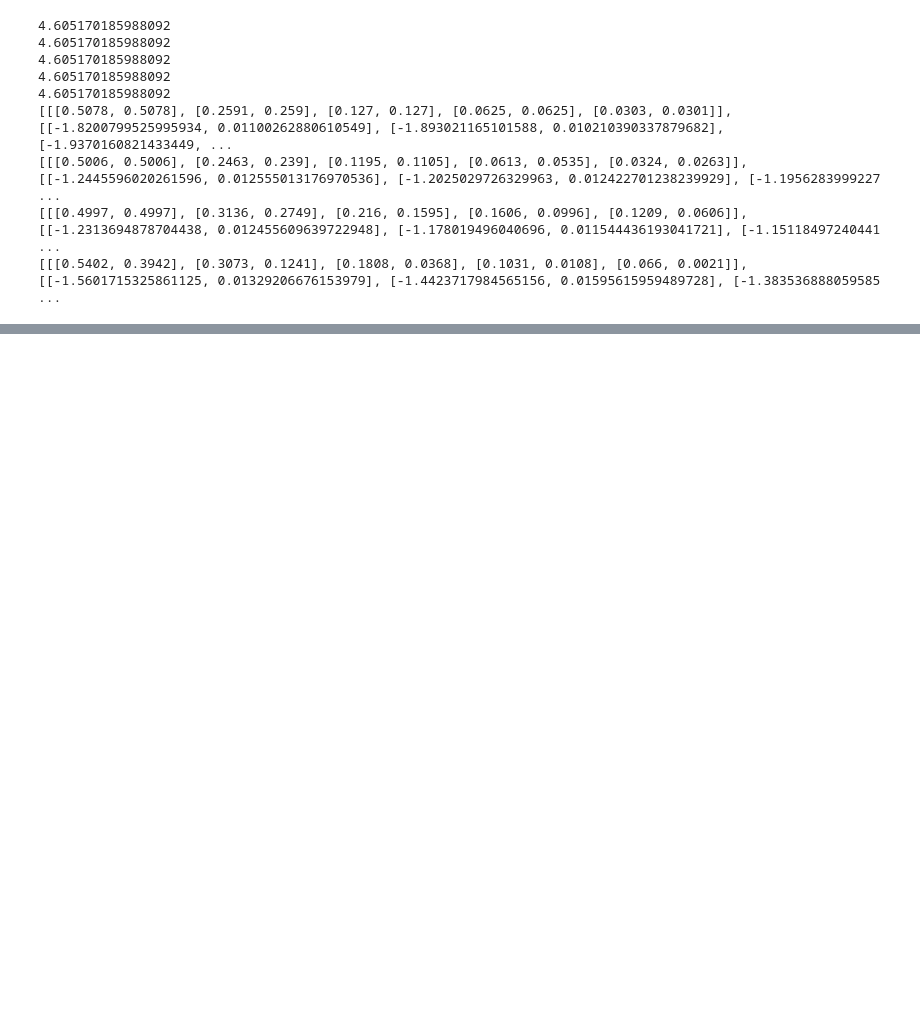
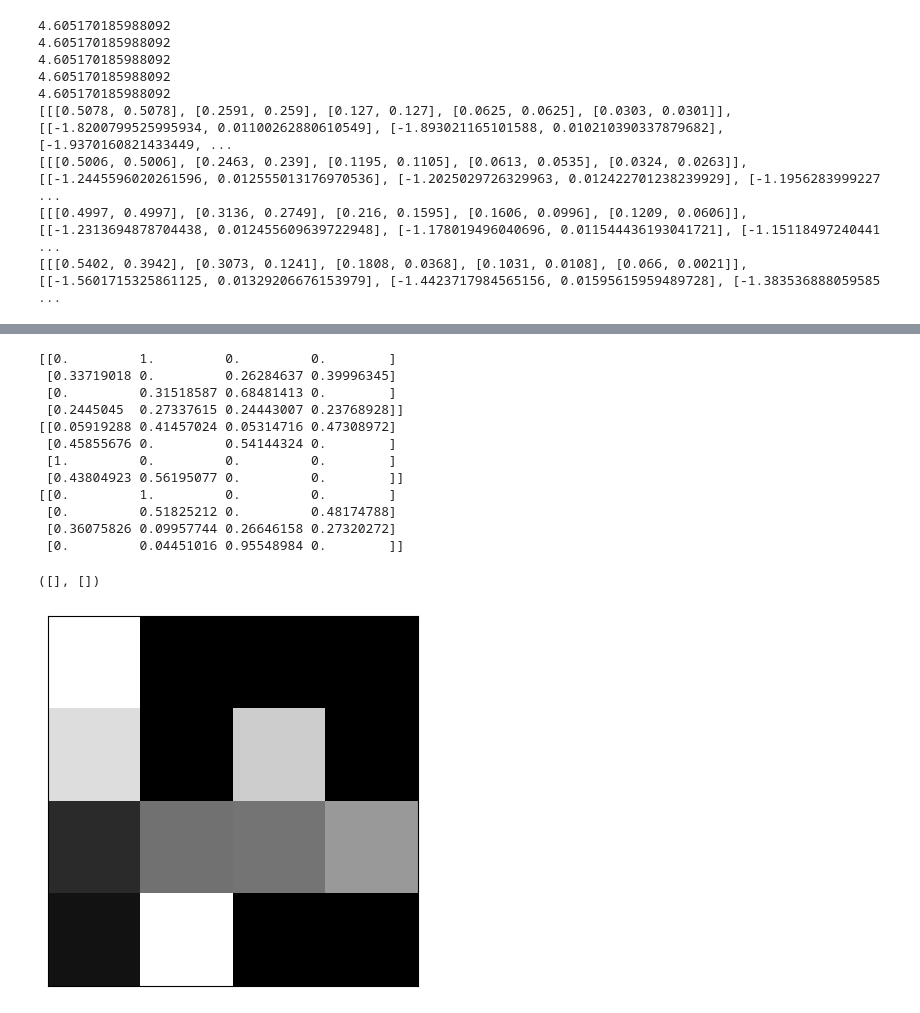
Before and after one commit to maslov-group/ecological-consequences-metabolic-strategies, a Jupyter notebook: ecological_properties/hwa_growth_savedata.ipynb, the cells around one changed output, grey strips where cells are left out. Drawn from its saved outputs; the diff is of its cells as text; code cells hidden in the pictures; blank space fills up the shorter version.

```diff
--- a/ecological_properties/hwa_growth_savedata.ipynb
+++ b/ecological_properties/hwa_growth_savedata.ipynb
@@ -388,0 +386,52 @@ plt.savefig("figs/div_vs_stability_4_strategies.pdf",bbox_inches = 'tight')
+# %%
+filename = "../data/semismart_diaux_hwa_D=100_diagonal_2_6_rho_0213.pkl"
+data_sub = pickle.load(open(filename, "rb"))
+R = 4
+N = R
+rho = rho_list[R-2]
+communities = []
+stabilities = []
+stabilities_lag = []
+stable = 0
+feasible = 0
+flag = 0
+for item in data_sub:
+    if(item["R"]==R):
+        communities = item["communities"]
+        break
+for item in communities[:N_community]:
+    if(item["possible_orders"]!=[]):
+        for dep_order in item["possible_orders"][:1]:
+            g, pref_list = item["g"], item["pref_list"]
+            G = G_mat_diaux_hwa(g, gC, pref_list, dep_order, rho*np.ones(N))
+            F = F_mat_diaux_hwa(g, gC, pref_list, G, dep_order, logD, rho*np.ones(N))
+            t = np.linalg.inv(G)@np.ones(R)*logD
+            env = {"N":N, "R":R, "logD":logD}
+            feasible += 1
+            if(np.abs(np.max(np.real(np.linalg.eigvals(Pert_mat_diaux_hwa(g, gC, dep_order, G, t, F, env, rho*np.ones(N)))))) < 1+1e-9):
+                flag += 1
+                row_sums = np.sum(F, axis=1, keepdims=True)
+                F = F/row_sums
+                print(F)
+                break
+        if(flag==3):
+            break
+
+plt.imshow(np.hstack([F[:, 1:], F[:, :1]]), cmap="gray", vmin=0, vmax=0.6)
+plt.yticks([])
+plt.xticks([])
+# %% [output]
+[[0.         1.         0.         0.        ]
+ [0.33719018 0.         0.26284637 0.39996345]
+ [0.         0.31518587 0.68481413 0.        ]
+ [0.2445045  0.27337615 0.24443007 0.23768928]]
+[[0.05919288 0.41457024 0.05314716 0.47308972]
+ [0.45855676 0.         0.54144324 0.        ]
+ [1.         0.         0.         0.        ]
+ [0.43804923 0.56195077 0.         0.        ]]
+[[0.         1.         0.         0.        ]
+ [0.         0.51825212 0.         0.48174788]
+ [0.36075826 0.09957744 0.26646158 0.27320272]
+ [0.         0.04451016 0.95548984 0.        ]]
+([], [])
+[figure, added]
```
Also changed, not shown: parts of 4 cells of this notebook, 16 other files.
